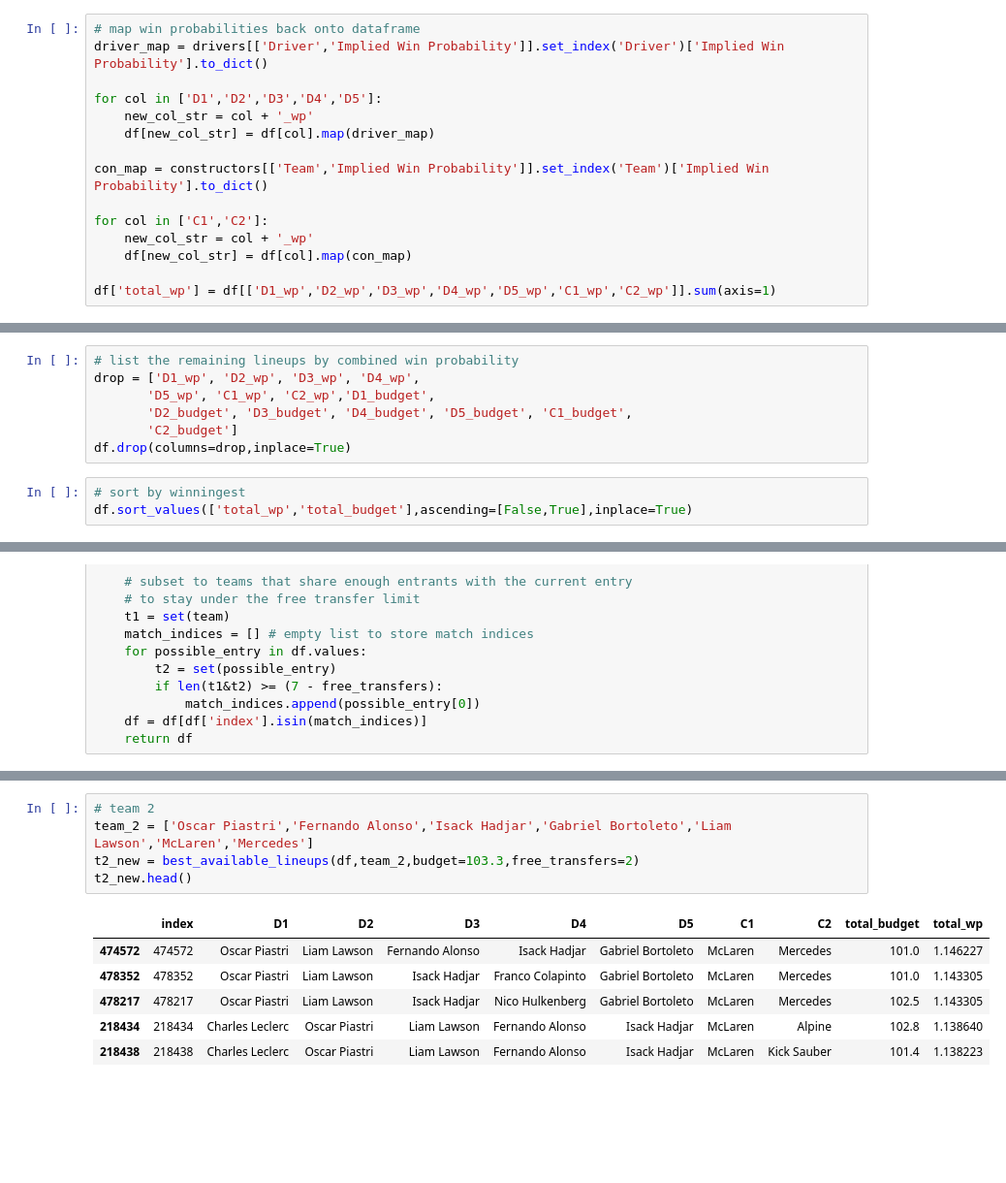
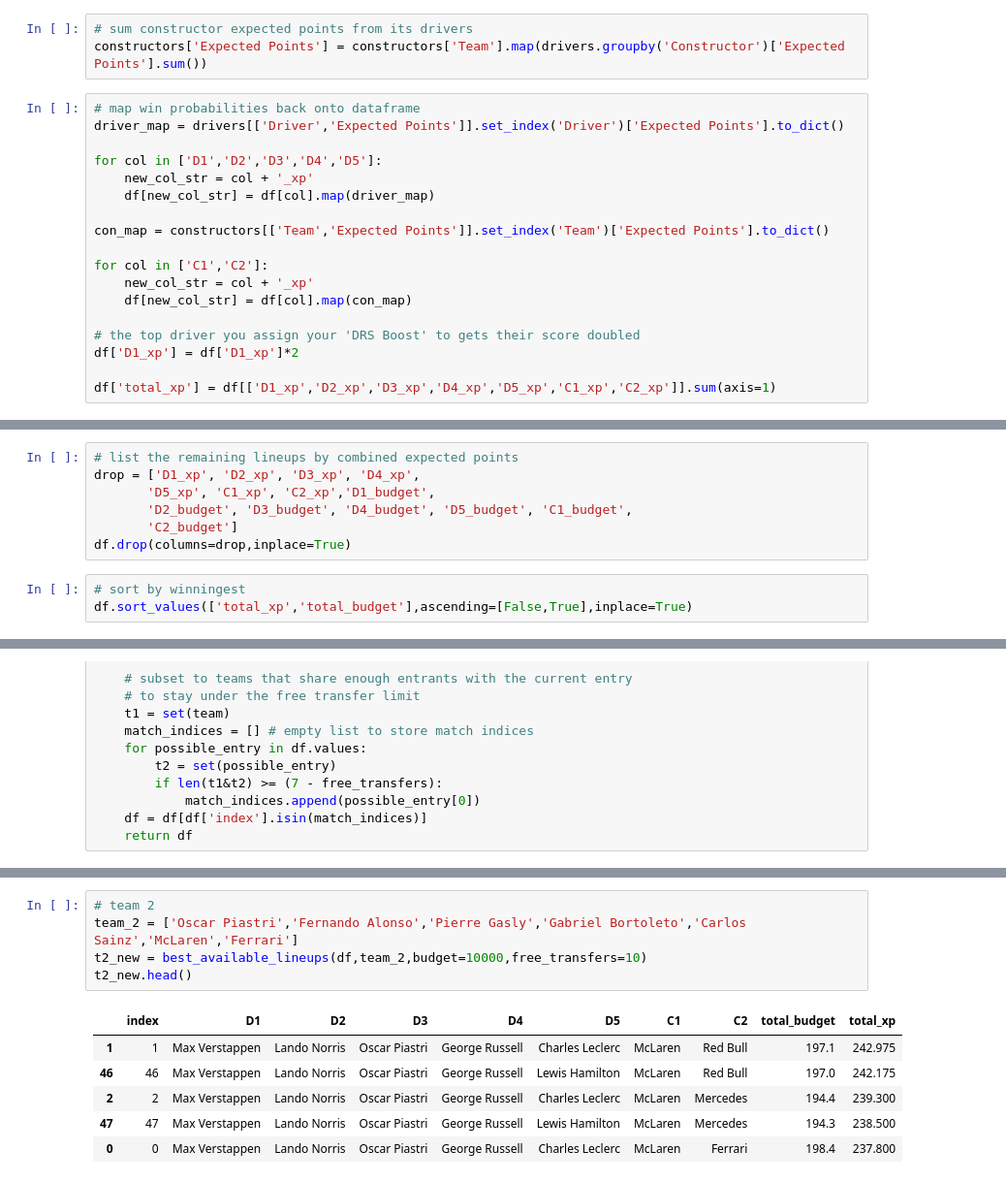
Before and after one commit to abewoycke/f1, a Jupyter notebook: main/f1.ipynb, the cells around one changed output, grey strips where cells are left out. Shown at 97% size. Cells and saved outputs as stored; diff of their text form; blank space fills up the shorter version.

```diff
--- a/main/f1.ipynb
+++ b/main/f1.ipynb
@@ -57,16 +74,22 @@ constructors['Implied Win Probability'] = constructors['Team'].map(drivers.group
+# %%
+# sum constructor expected points from its drivers
+constructors['Expected Points'] = constructors['Team'].map(drivers.groupby('Constructor')['Expected Points'].sum())
 # %%
 # map win probabilities back onto dataframe
-driver_map = drivers[['Driver','Implied Win Probability']].set_index('Driver')['Implied Win Probability'].to_dict()
+driver_map = drivers[['Driver','Expected Points']].set_index('Driver')['Expected Points'].to_dict()
 
 for col in ['D1','D2','D3','D4','D5']:
-    new_col_str = col + '_wp'
+    new_col_str = col + '_xp'
     df[new_col_str] = df[col].map(driver_map)
 
-con_map = constructors[['Team','Implied Win Probability']].set_index('Team')['Implied Win Probability'].to_dict()
+con_map = constructors[['Team','Expected Points']].set_index('Team')['Expected Points'].to_dict()
 
 for col in ['C1','C2']:
-    new_col_str = col + '_wp'
+    new_col_str = col + '_xp'
     df[new_col_str] = df[col].map(con_map)
 
-df['total_wp'] = df[['D1_wp','D2_wp','D3_wp','D4_wp','D5_wp','C1_wp','C2_wp']].sum(axis=1)
+# the top driver you assign your 'DRS Boost' to gets their score doubled
+df['D1_xp'] = df['D1_xp']*2
+
+df['total_xp'] = df[['D1_xp','D2_xp','D3_xp','D4_xp','D5_xp','C1_xp','C2_xp']].sum(axis=1)
 # %%
@@ -74,14 +97,14 @@ df['total_wp'] = df[['D1_wp','D2_wp','D3_wp','D4_wp','D5_wp','C1_wp','C2_wp']].s
 df = df.reset_index()
 # %%
-# list the remaining lineups by combined win probability
-drop = ['D1_wp', 'D2_wp', 'D3_wp', 'D4_wp',
-       'D5_wp', 'C1_wp', 'C2_wp','D1_budget',
+# list the remaining lineups by combined expected points
+drop = ['D1_xp', 'D2_xp', 'D3_xp', 'D4_xp',
+       'D5_xp', 'C1_xp', 'C2_xp','D1_budget',
        'D2_budget', 'D3_budget', 'D4_budget', 'D5_budget', 'C1_budget',
        'C2_budget']
 df.drop(columns=drop,inplace=True)
 # %%
 # sort by winningest
-df.sort_values(['total_wp','total_budget'],ascending=[False,True],inplace=True)
+df.sort_values(['total_xp','total_budget'],ascending=[False,True],inplace=True)
 # %%
 def best_available_lineups(df,team:list,budget:float,free_transfers:int):
     """
@@ -118,14 +141,14 @@ t1_new.head()
 # %%
 # team 2
-team_2 = ['Oscar Piastri','Fernando Alonso','Isack Hadjar','Gabriel Bortoleto','Liam Lawson','McLaren','Mercedes']
-t2_new = best_available_lineups(df,team_2,budget=103.3,free_transfers=2)
+team_2 = ['Oscar Piastri','Fernando Alonso','Pierre Gasly','Gabriel Bortoleto','Carlos Sainz','McLaren','Ferrari']
+t2_new = best_available_lineups(df,team_2,budget=10000,free_transfers=10)
 t2_new.head()
 # %% [output]
-|  | index | D1 | D2 | D3 | D4 | D5 | C1 | C2 | total_budget | total_wp |
-| 474572 | 474572 | Oscar Piastri | Liam Lawson | Fernando Alonso | Isack Hadjar | Gabriel Bortoleto | McLaren | Mercedes | 101.0 | 1.146227 |
-| 478352 | 478352 | Oscar Piastri | Liam Lawson | Isack Hadjar | Franco Colapinto | Gabriel Bortoleto | McLaren | Mercedes | 101.0 | 1.143305 |
-| 478217 | 478217 | Oscar Piastri | Liam Lawson | Isack Hadjar | Nico Hulkenberg | Gabriel Bortoleto | McLaren | Mercedes | 102.5 | 1.143305 |
-| 218434 | 218434 | Charles Leclerc | Oscar Piastri | Liam Lawson | Fernando Alonso | Isack Hadjar | McLaren | Alpine | 102.8 | 1.138640 |
-| 218438 | 218438 | Charles Leclerc | Oscar Piastri | Liam Lawson | Fernando Alonso | Isack Hadjar | McLaren | Kick Sauber | 101.4 | 1.138223 |
+|  | index | D1 | D2 | D3 | D4 | D5 | C1 | C2 | total_budget | total_xp |
+| 1 | 1 | Max Verstappen | Lando Norris | Oscar Piastri | George Russell | Charles Leclerc | McLaren | Red Bull | 197.1 | 242.975 |
+| 46 | 46 | Max Verstappen | Lando Norris | Oscar Piastri | George Russell | Lewis Hamilton | McLaren | Red Bull | 197.0 | 242.175 |
+| 2 | 2 | Max Verstappen | Lando Norris | Oscar Piastri | George Russell | Charles Leclerc | McLaren | Mercedes | 194.4 | 239.300 |
+| 47 | 47 | Max Verstappen | Lando Norris | Oscar Piastri | George Russell | Lewis Hamilton | McLaren | Mercedes | 194.3 | 238.500 |
+| 0 | 0 | Max Verstappen | Lando Norris | Oscar Piastri | George Russell | Charles Leclerc | McLaren | Ferrari | 198.4 | 237.800 |
 # %%
 # team 3
```
Also changed, not shown: parts of 10 cells of this notebook, 2 other files.
